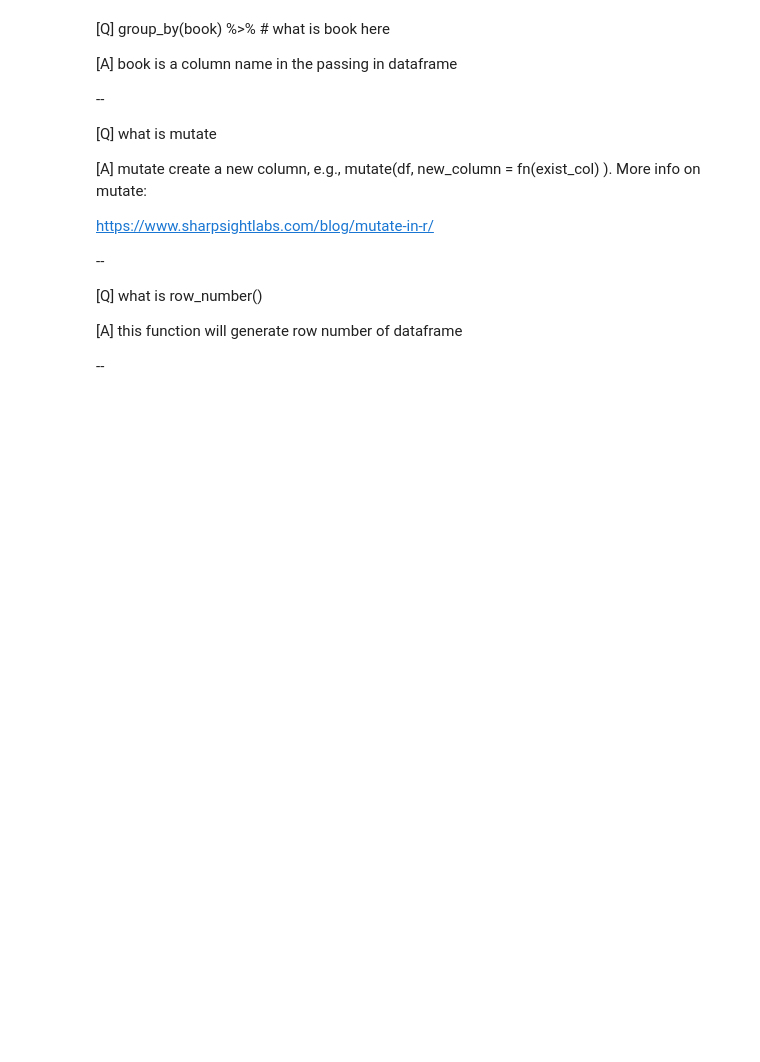
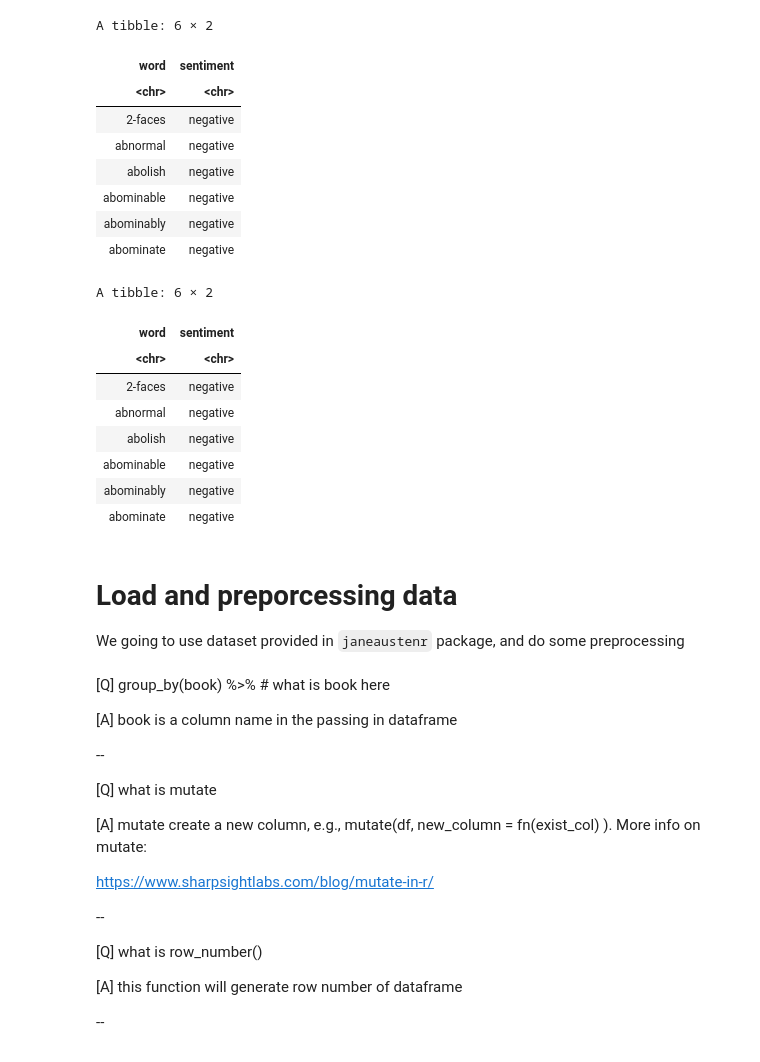
Before and after one commit to minha12/SentimentAnalysis, a Jupyter notebook: Analysis.ipynb, the cells around one changed output. Cells and saved outputs as stored; diff of their text form; code cells hidden in the pictures; blank space fills up the shorter version.

````diff
--- a/Analysis.ipynb
+++ b/Analysis.ipynb
@@ -81 +13,32 @@ A tibble: 16235 × 2
+# %%
+library(tidytext)
+
+# take a look at the sentiment
+head(sentiments)
+
+# bing lexicon model
+head(get_sentiments('bing'))
+# %% [output]
+A tibble: 6 × 2
+| word | sentiment |
+| <chr> | <chr> |
+| 2-faces | negative |
+| abnormal | negative |
+| abolish | negative |
+| abominable | negative |
+| abominably | negative |
+| abominate | negative |
+A tibble: 6 × 2
+| word | sentiment |
+| <chr> | <chr> |
+| 2-faces | negative |
+| abnormal | negative |
+| abolish | negative |
+| abominable | negative |
+| abominably | negative |
+| abominate | negative |
+# %% [markdown]
+# Load and preporcessing data
+
+We going to use dataset provided in ```janeaustenr``` package, and do some preprocessing
 # %%
````
Also changed, not shown: parts of 21 cells of this notebook, 5 other files.
